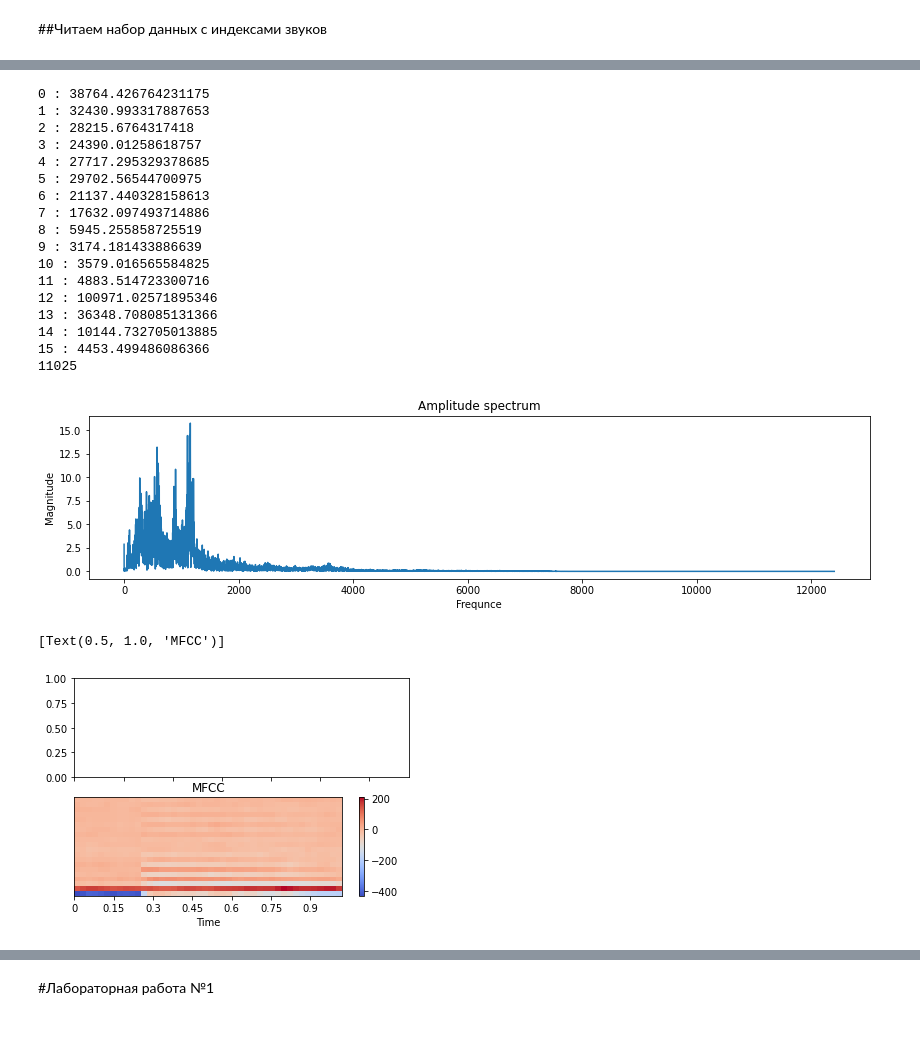
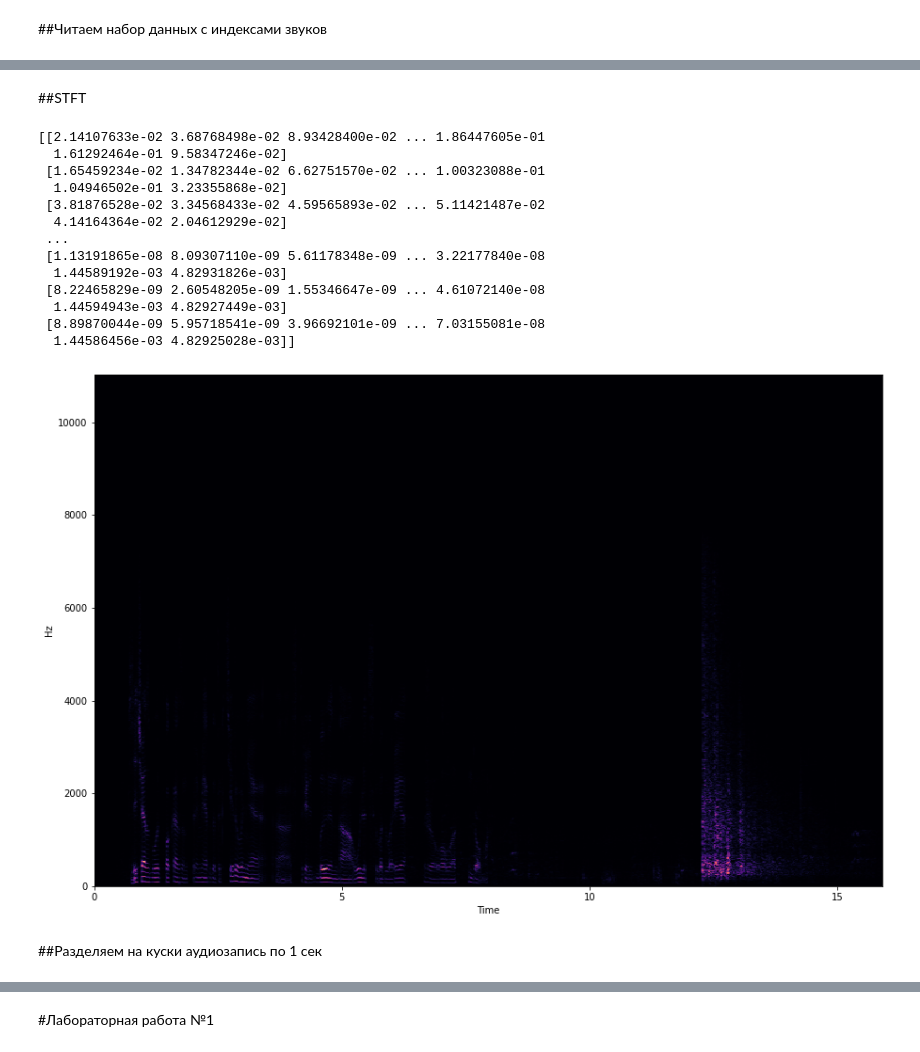
Before and after one commit to PhilippShemetov/DetectAudio, a Jupyter notebook: DetectAudio.ipynb, the cells around one changed output, grey strips where cells are left out. Drawn from its saved outputs; the diff is of its cells as text; code cells hidden in the pictures.

```diff
--- a/DetectAudio.ipynb
+++ b/DetectAudio.ipynb
@@ -100,40 +103,3 @@ ipd.Audio(set_of_samples[12], rate=sr)
 def mel(spec):
     spec = 1125 * np.log(1 + spec/700)
     return spec
-# %%
-count = 0
-for sample in set_of_samples:
-
-  fft_audio = abs(fft(sample))
-  N = len(sample)
-#draw_spec(fft_audio[:sr//2])
-  fft_audio = abs(fft(sample))[:sr//2]
-  freq_lst = []
-  for k in range(len(fft_audio)):
-    freq_lst.append(sr/N * k)
-  print(count,":",sum(fft_audio))
-  count+=1
-draw_spec_to_freq(fft_audio,freq_lst)
-#stft_db = librosa.amplitude_to_db(mel(abs(stft)))
-#plt.figure(figsize=(15,10))
-#librosa.display.specshow(stft_db, sr=sr, x_axis='time', y_axis='hz')
-#print(np.where(stft_db>-4,stft_db,0))
-# %% [output]
-0 : 38764.426764231175
-1 : 32430.993317887653
-2 : 28215.6764317418
-3 : 24390.01258618757
-4 : 27717.295329378685
-5 : 29702.56544700975
-6 : 21137.440328158613
-7 : 17632.097493714886
-8 : 5945.255858725519
-9 : 3174.181433886639
-10 : 3579.016565584825
-11 : 4883.514723300716
-12 : 100971.02571895346
-13 : 36348.708085131366
-14 : 10144.732705013885
-15 : 4453.499486086366
-11025
-[figure, removed]
@@ -166,10 +106,25 @@ def draw_spec_to_freq(spec_amp, freq_q, name=None, figsize=(14, 3)):
-# %%
-mfccs = librosa.feature.mfcc(set_of_samples[12])
-#print(mfccs)
-fig, ax = plt.subplots(nrows=2, sharex=True)
-img = librosa.display.specshow(mfccs, x_axis='time', ax=ax[1])
-fig.colorbar(img, ax=[ax[1]])
-ax[1].set(title='MFCC')
-# %% [output]
-[Text(0.5, 1.0, 'MFCC')]
-[figure, removed]
+# %% [markdown]
+##STFT
+# %%
+stft = librosa.stft(wav)
+stft_ampl = abs(stft)
+plt.figure(figsize=(15,10))
+librosa.display.specshow(stft_ampl, sr=sr, x_axis='time', y_axis='hz')
+print(stft_ampl)
+# %% [output]
+[[2.14107633e-02 3.68768498e-02 8.93428400e-02 ... 1.86447605e-01
+  1.61292464e-01 9.58347246e-02]
+ [1.65459234e-02 1.34782344e-02 6.62751570e-02 ... 1.00323088e-01
+  1.04946502e-01 3.23355868e-02]
+ [3.81876528e-02 3.34568433e-02 4.59565893e-02 ... 5.11421487e-02
+  4.14164364e-02 2.04612929e-02]
+ ...
+ [1.13191865e-08 8.09307110e-09 5.61178348e-09 ... 3.22177840e-08
+  1.44589192e-03 4.82931826e-03]
+ [8.22465829e-09 2.60548205e-09 1.55346647e-09 ... 4.61072140e-08
+  1.44594943e-03 4.82927449e-03]
+ [8.89870044e-09 5.95718541e-09 3.96692101e-09 ... 7.03155081e-08
+  1.44586456e-03 4.82925028e-03]]
+[figure, added]
+# %% [markdown]
+##Разделяем на куски аудиозапись по 1 сек
```
Also changed, not shown: parts of 43 cells of this notebook.
